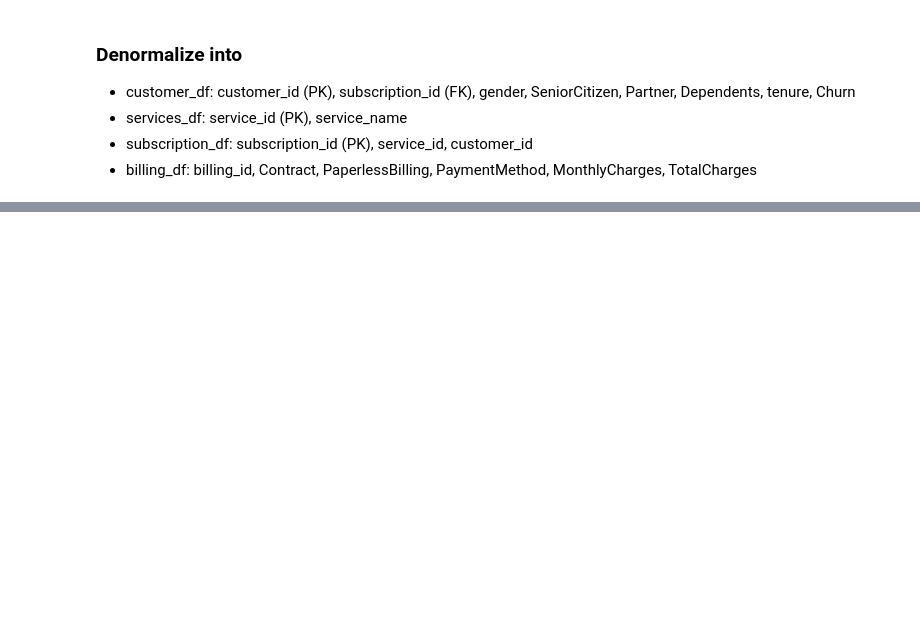
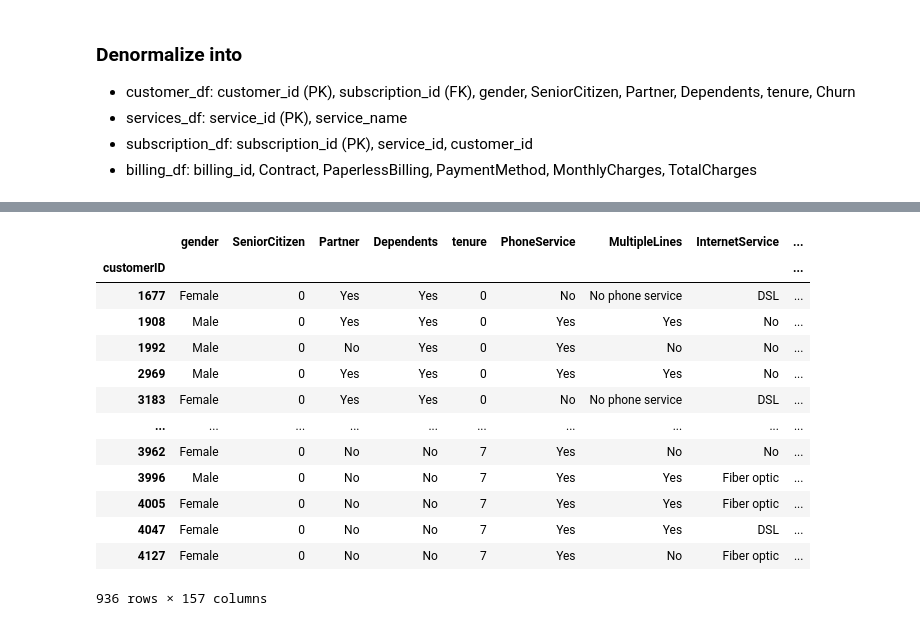
Before and after one commit to holzben/data-science-playbooks, a Jupyter notebook: featuretools_v1.ipynb, the cells around one changed output, grey strips where cells are left out. Saved outputs shown, nothing was run; the diff lists cells and outputs as text; code cells hidden in the pictures; blank space fills up the shorter version.

```diff
--- a/featuretools_v1.ipynb
+++ b/featuretools_v1.ipynb
@@ -43,6 +51,9 @@ BILLING = [
 ]
 
 BACK_COUNT_DATE = datetime.fromisoformat("2022-01-01")
+TEST_SIZE = 0.2
+VALID_SIZE = 0.25
+RANDOM_STATE = 42
 # %% [markdown]
 - ft titanic https://www.kaggle.com/code/liananapalkova/automated-feature-engineering-for-titanic-dataset/notebook
 - the dataset https://github.com/IBM/telco-customer-churn-on-icp4d/blob/master/data/Telco-Customer-Churn.csv
@@ -77,6 +84,19 @@ df["ContractStartDate"] = list(
 # df["customerID"] = df.index
 df["billingId"] = [str(uuid4()) for _ in range(df.shape[0])]
 df["subscriptionId"] = [str(uuid4()) for _ in range(df.shape[0])]
+
+# convert to 1/0
+df["Churn"] = np.where(df["Churn"] == 'Yes', 1, 0)
+# %%
+y = df["Churn"]
+X = df.drop(columns=["Churn"])
+
+X_train, X_test, y_train, y_test = train_test_split(
+    X, y, test_size=TEST_SIZE, random_state=RANDOM_STATE
+)
+X_train, X_val, y_train, y_val = train_test_split(
+    X_train, y_train, test_size=VALID_SIZE, random_state=RANDOM_STATE
+)  # 0.25 x 0.8 = 0.2
 # %%
 # df_customers = df[CUSTOMERS].copy(deep=True)
 # df_subscriptions = df[SUBSCRIPTIONS].copy(deep=True)
@@ -136,7 +156,7 @@ es.add_dataframe(
     dataframe_name="customers",
     index="customerID",
     time_index="ContractStartDate",
-    dataframe=df,
+    dataframe=X_train,
 )
 
 es.normalize_dataframe(
@@ -153,5 +184,19 @@ es["customers"].ww.schema
 # %%
-feature_matrix, feature_defs = ft.dfs(entityset=es, target_dataframe_name="customers")
-
-
-feature_matrix
+feature_matrix, feature_defs = ft.dfs(
+    entityset=es, target_dataframe_name="customers", max_depth=3
+)
+# %% [output]
+|  | gender | SeniorCitizen | Partner | Dependents | tenure | PhoneService | MultipleLines | InternetService | ... |
+| customerID |  |  |  |  |  |  |  |  | ... |
+| 1677 | Female | 0 | Yes | Yes | 0 | No | No phone service | DSL | ... |
+| 1908 | Male | 0 | Yes | Yes | 0 | Yes | Yes | No | ... |
+| 1992 | Male | 0 | No | Yes | 0 | Yes | No | No | ... |
+| 2969 | Male | 0 | Yes | Yes | 0 | Yes | Yes | No | ... |
+| 3183 | Female | 0 | Yes | Yes | 0 | No | No phone service | DSL | ... |
+| ... | ... | ... | ... | ... | ... | ... | ... | ... | ... |
+| 3962 | Female | 0 | No | No | 7 | Yes | No | No | ... |
+| 3996 | Male | 0 | No | No | 7 | Yes | Yes | Fiber optic | ... |
+| 4005 | Female | 0 | No | No | 7 | Yes | Yes | Fiber optic | ... |
+| 4047 | Female | 0 | No | No | 7 | Yes | Yes | DSL | ... |
+| 4127 | Female | 0 | No | No | 7 | Yes | No | Fiber optic | ... |
+936 rows × 157 columns
```
Also changed, not shown: parts of 12 cells of this notebook, 1 other file.
